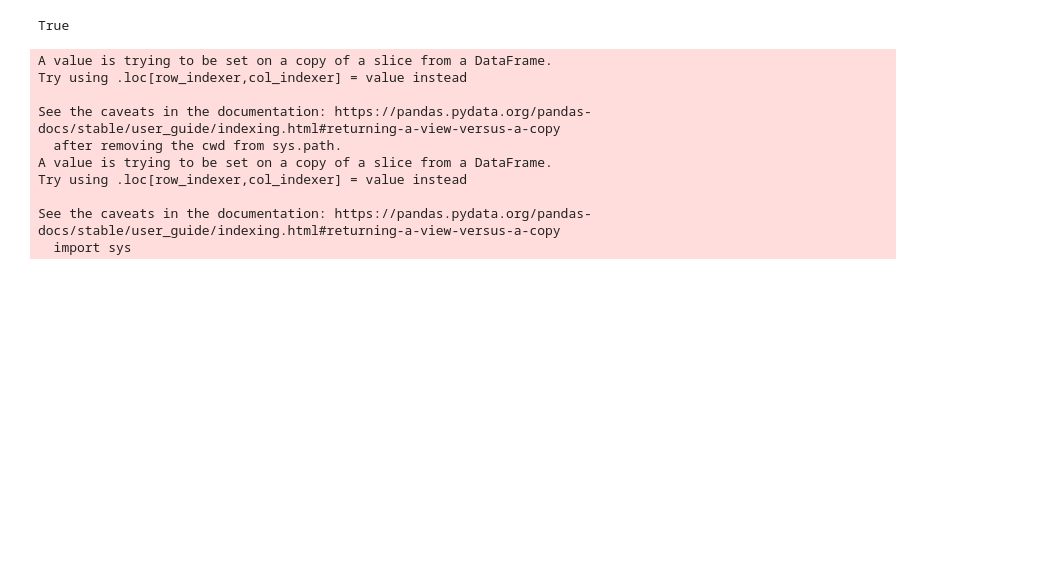
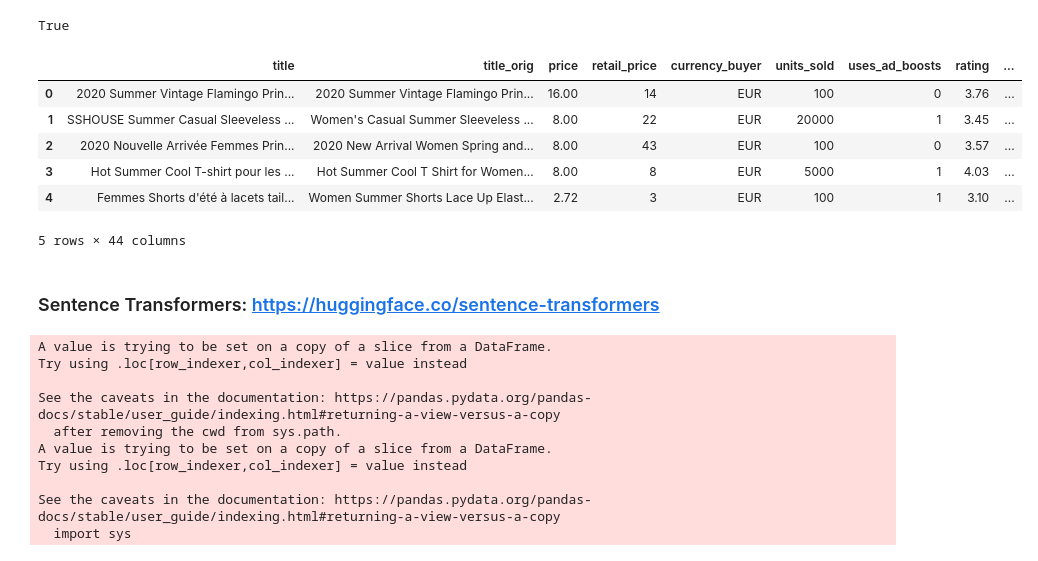
Before and after one commit to jqli0201/etsy-analysis, a Jupyter notebook: BERT.ipynb, the cells around one changed output. Cells and saved outputs as stored; diff of their text form; code cells hidden in the pictures; blank space fills up the shorter version.

```diff
--- a/BERT.ipynb
+++ b/BERT.ipynb
@@ -24,5 +24,29 @@ nltk.download('wordnet')
 [nltk_data]     /Users/jasmineli/nltk_data...
 [nltk_data]   Package wordnet is already up-to-date!
 True
+# %%
+def process_sentence(sentence):
+    new_tokens = word_tokenize(sentence)
+    new_tokens = [t.lower() for t in new_tokens]
+    new_tokens =[t for t in new_tokens if t not in stopwords.words('english')]
+    new_tokens = [t for t in new_tokens if t.isalpha()]
+    lemmatizer = WordNetLemmatizer()
+    new_tokens =[lemmatizer.lemmatize(t) for t in new_tokens]
+    return "".join(new_tokens)
+# %%
+titles = df['title_orig'].tolist()
+tokens = [process_sentence(t) for t in titles]
+df['title_pre'] = tokens
+df.head()
+# %% [output]
+|  | title | title_orig | price | retail_price | currency_buyer | units_sold | uses_ad_boosts | rating | ... |
+| 0 | 2020 Summer Vintage Flamingo Prin... | 2020 Summer Vintage Flamingo Prin... | 16.00 | 14 | EUR | 100 | 0 | 3.76 | ... |
+| 1 | SSHOUSE Summer Casual Sleeveless ... | Women's Casual Summer Sleeveless ... | 8.00 | 22 | EUR | 20000 | 1 | 3.45 | ... |
+| 2 | 2020 Nouvelle Arrivée Femmes Prin... | 2020 New Arrival Women Spring and... | 8.00 | 43 | EUR | 100 | 0 | 3.57 | ... |
+| 3 | Hot Summer Cool T-shirt pour les ... | Hot Summer Cool T Shirt for Women... | 8.00 | 8 | EUR | 5000 | 1 | 4.03 | ... |
+| 4 | Femmes Shorts d'été à lacets tail... | Women Summer Shorts Lace Up Elast... | 2.72 | 3 | EUR | 100 | 1 | 3.10 | ... |
+5 rows × 44 columns
+# %% [markdown]
+### Sentence Transformers: https://huggingface.co/sentence-transformers
 # %%
 from sentence_transformers import SentenceTransformer
```
Also changed, not shown: parts of 9 cells of this notebook, 2 other files.
